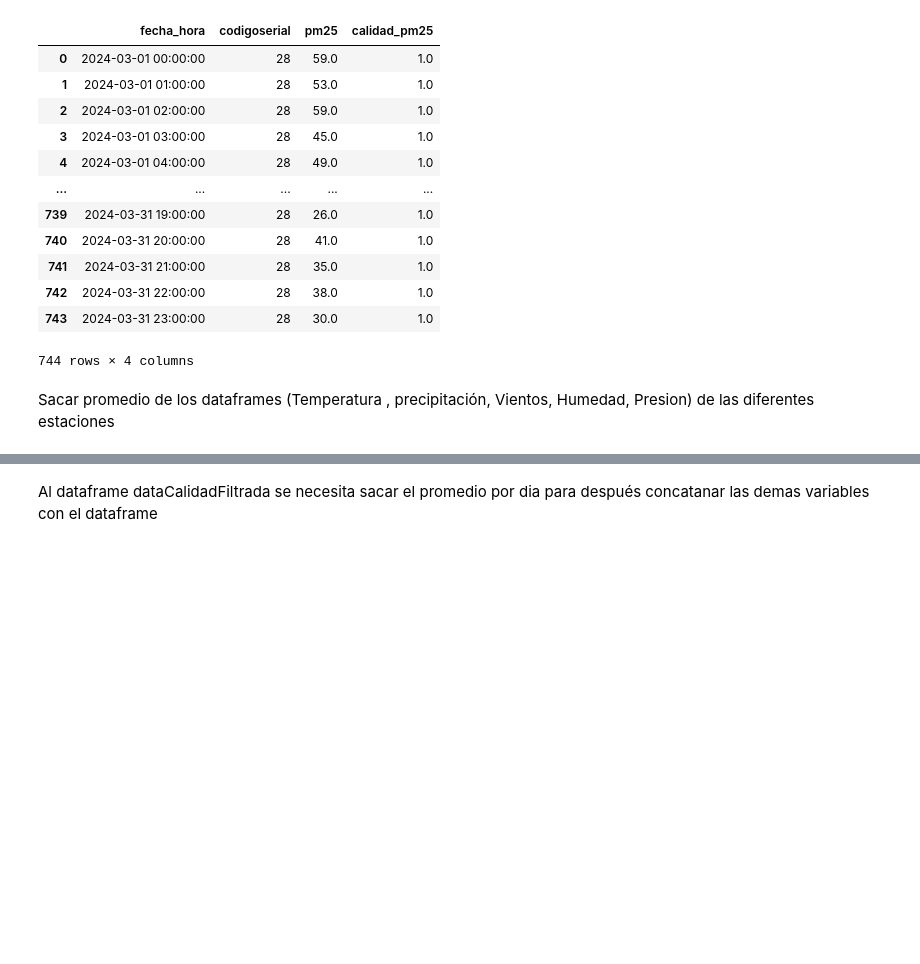
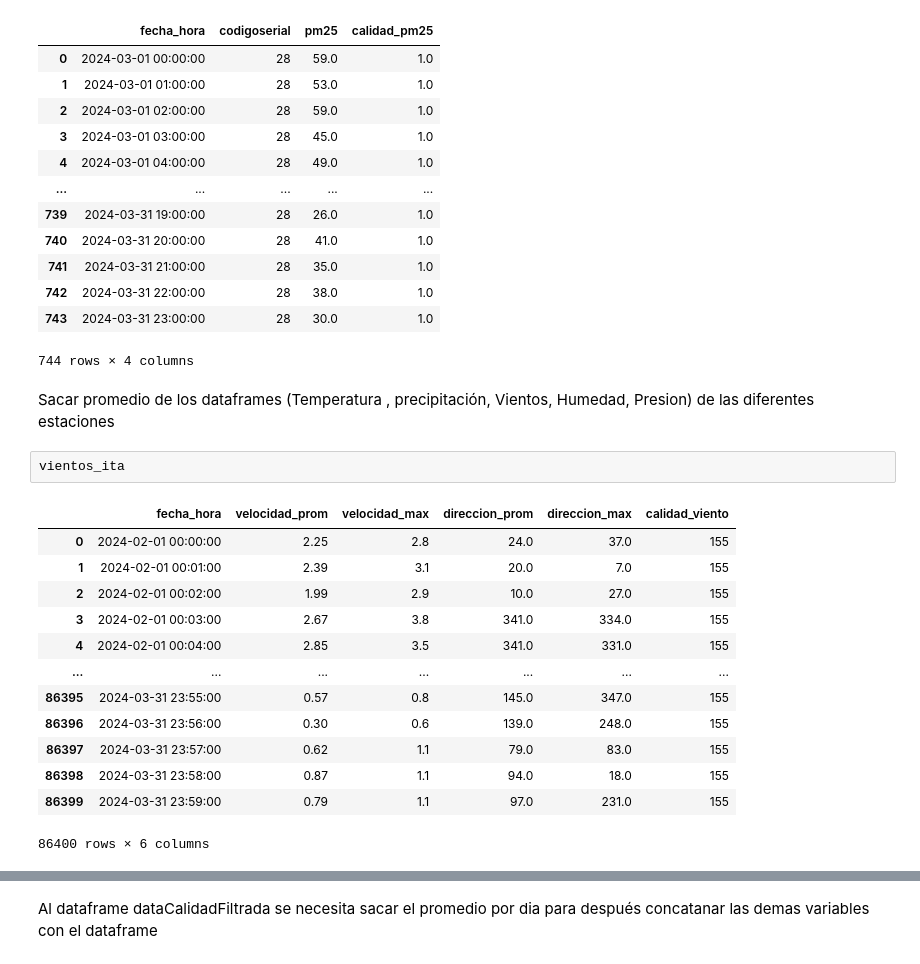
Before and after one commit to kennethLeonel/Monografia-calidad-del-aire-valle-de-aburra, a Jupyter notebook: Proyecto_dataset.ipynb, the cells around one changed output, grey strips where cells are left out. Saved outputs shown, nothing was run; the diff lists cells and outputs as text; blank space fills up the shorter version.

```diff
--- a/Proyecto_dataset.ipynb
+++ b/Proyecto_dataset.ipynb
@@ -158,6 +160,22 @@ dataCalidadFiltradaItagui
 744 rows × 4 columns
 # %% [markdown]
 Sacar promedio de los dataframes (Temperatura , precipitación, Vientos, Humedad, Presion) de las diferentes estaciones
+# %%
+vientos_ita
+# %% [output]
+|  | fecha_hora | velocidad_prom | velocidad_max | direccion_prom | direccion_max | calidad_viento |
+| 0 | 2024-02-01 00:00:00 | 2.25 | 2.8 | 24.0 | 37.0 | 155 |
+| 1 | 2024-02-01 00:01:00 | 2.39 | 3.1 | 20.0 | 7.0 | 155 |
+| 2 | 2024-02-01 00:02:00 | 1.99 | 2.9 | 10.0 | 27.0 | 155 |
+| 3 | 2024-02-01 00:03:00 | 2.67 | 3.8 | 341.0 | 334.0 | 155 |
+| 4 | 2024-02-01 00:04:00 | 2.85 | 3.5 | 341.0 | 331.0 | 155 |
+| ... | ... | ... | ... | ... | ... | ... |
+| 86395 | 2024-03-31 23:55:00 | 0.57 | 0.8 | 145.0 | 347.0 | 155 |
+| 86396 | 2024-03-31 23:56:00 | 0.30 | 0.6 | 139.0 | 248.0 | 155 |
+| 86397 | 2024-03-31 23:57:00 | 0.62 | 1.1 | 79.0 | 83.0 | 155 |
+| 86398 | 2024-03-31 23:58:00 | 0.87 | 1.1 | 94.0 | 18.0 | 155 |
+| 86399 | 2024-03-31 23:59:00 | 0.79 | 1.1 | 97.0 | 231.0 | 155 |
+86400 rows × 6 columns
 # %%
 from scipy import stats
 def agregarColumnas(data):
```
Also changed, not shown: parts of 6 cells of this notebook.
